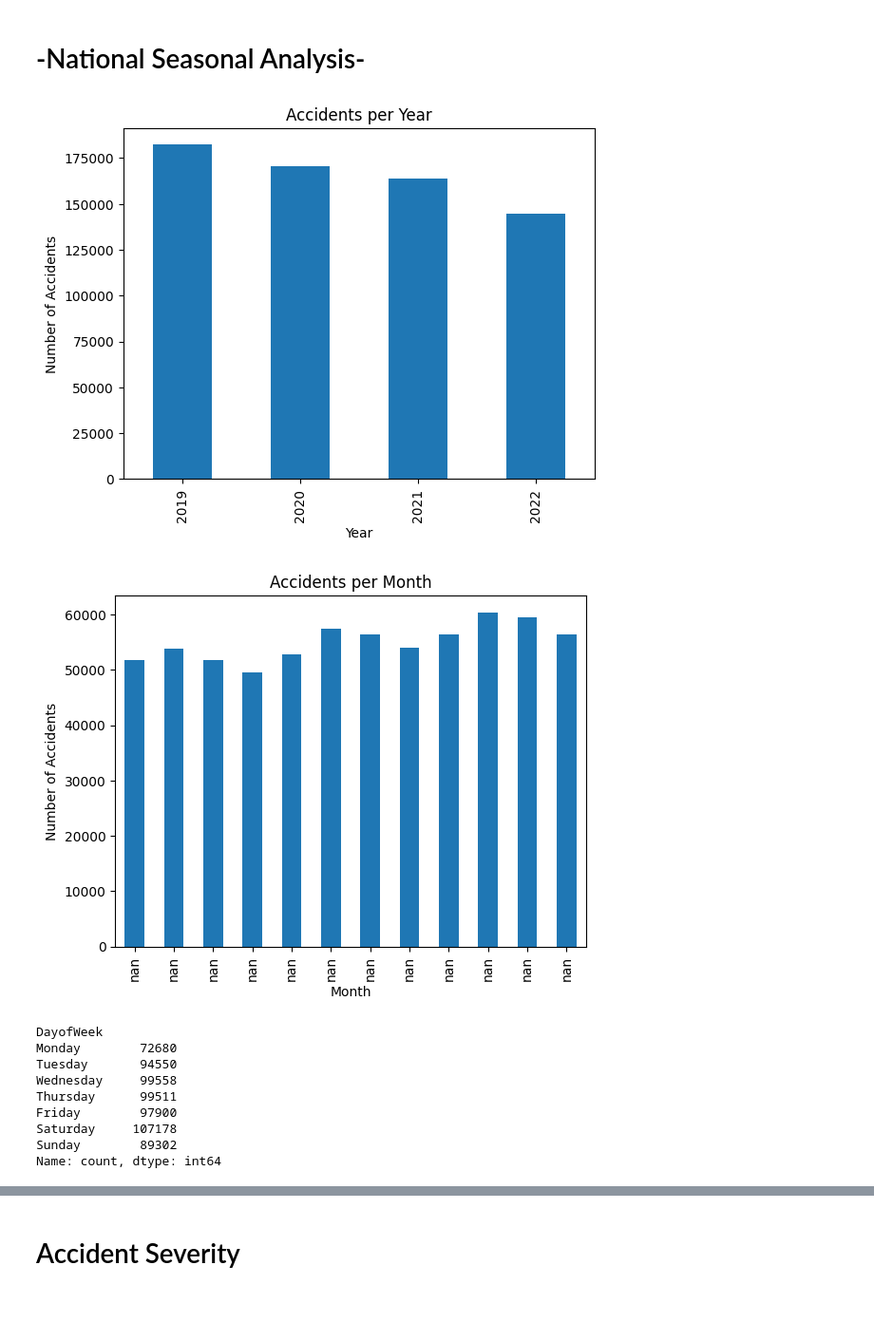
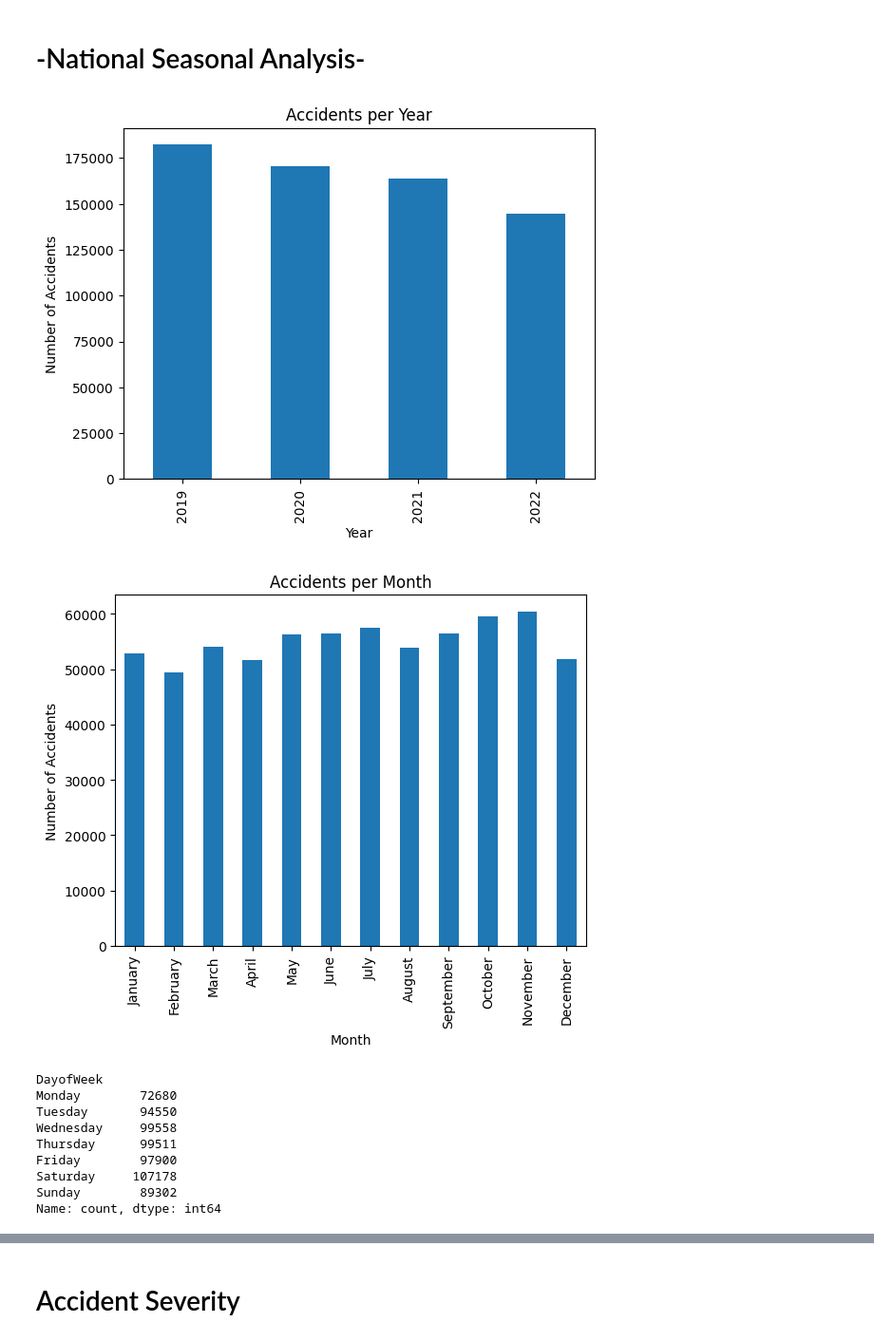
Before and after one commit to LuwhennLoren/ELEC303_DATA_ANALYTICS_REFORMADO, a Jupyter notebook: ELEC03_3A/Activity3.ipynb, the cells around one changed output, grey strips where cells are left out. Shown at 95% size. Saved outputs shown, nothing was run; the diff lists cells and outputs as text; code cells hidden in the pictures; blank space fills up the shorter version.

```diff
--- a/ELEC03_3A/Activity3.ipynb
+++ b/ELEC03_3A/Activity3.ipynb
@@ -802,7 +801,7 @@ plt.show()
 # %%
 # Accidents per year
 accidents_per_year = ukroadaccident['Year'].value_counts().sort_index()
-accidents_per_month = ukroadaccident['Month'].value_counts().sort_index()
+accidents_per_month = ukroadaccident['Month_Number'].value_counts().sort_index()
 accidents_per_day = ukroadaccident['DayofWeek'].value_counts().sort_index()
 
 
@@ -818,35 +817,35 @@ month_names = {
     5: 'May', 6: 'June', 7: 'July', 8: 'August',
     9: 'September', 10: 'October', 11: 'November', 12: 'December'
 }
 
 # Replace numerical months with their names
-accidents_per_month.index = accidents_per_month.index.map(month_names)
+accidents_per_month.index = accidents_per_month.index.astype(int).map(month_names)
 
 
 accidents_per_month.plot(kind='bar')
 plt.title('Accidents per Month')
 plt.xlabel('Month')
 plt.ylabel('Number of Accidents')
 plt.show()
 
 
 #accident per day
 day_names = {
     0: 'Monday',
     1: 'Tuesday',
     2: 'Wednesday',
     3: 'Thursday',
     4: 'Friday',
     5: 'Saturday',
     6: 'Sunday'
 }
 
 accidents_per_day.index = accidents_per_day.index.map(day_names)
 accidents_per_day.plot(kind='bar')
 print(accidents_per_day)
 # %% [output]
 [figure]
-[figure, old version]
+[figure, new version]
 DayofWeek
 Monday        72680
 Tuesday       94550
```
Also changed, not shown: parts of 78 cells of this notebook.
